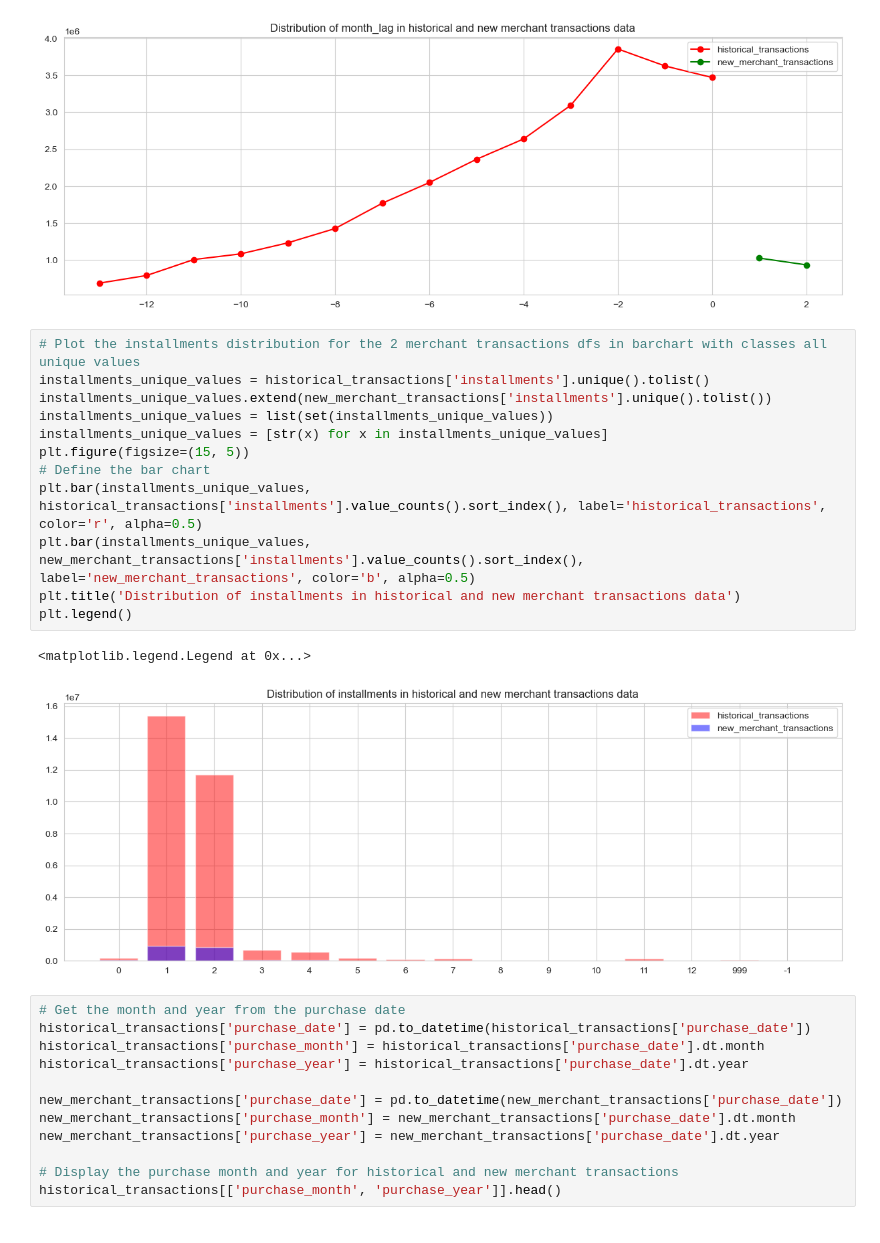
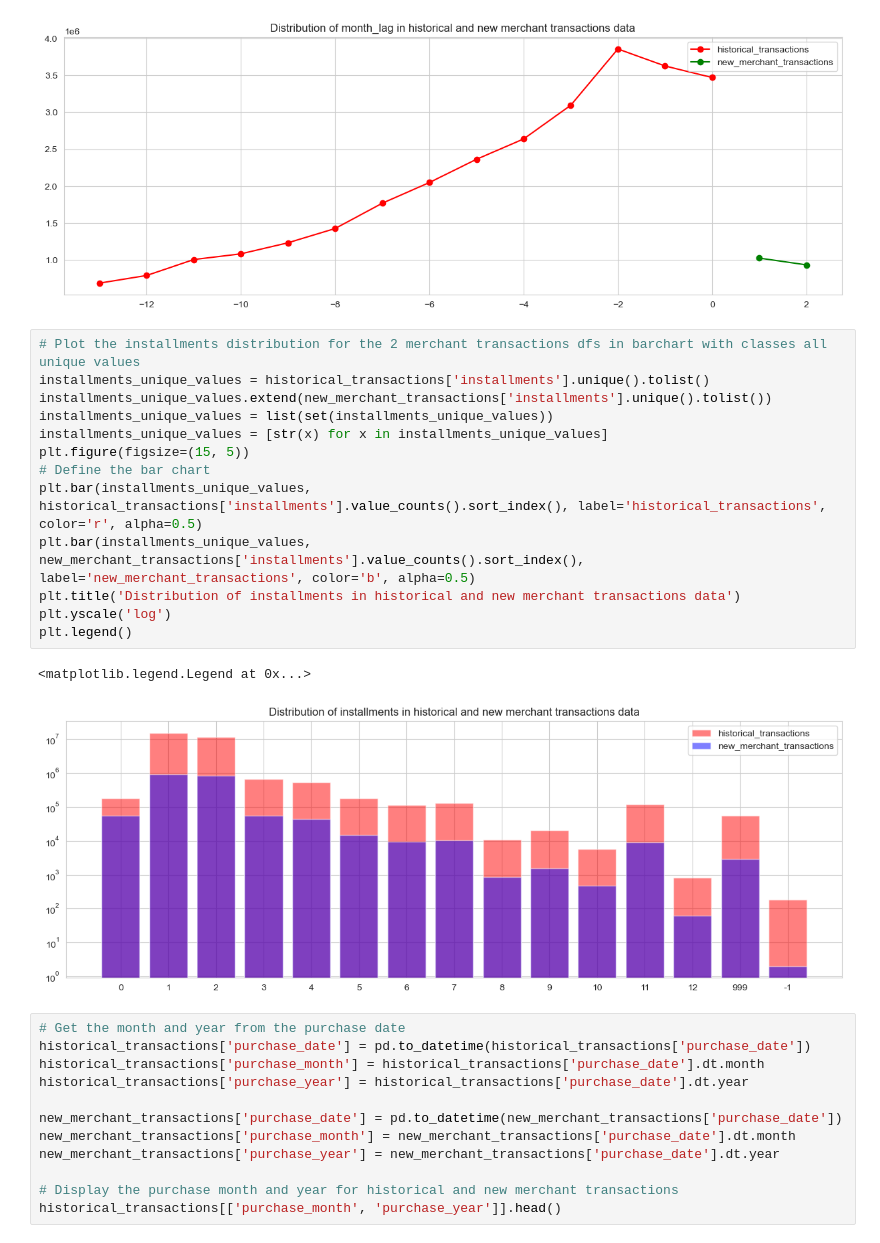
Before and after one commit to KrisCholakov02/SC4000_Group_Project, a Jupyter notebook: eda.ipynb, the cells around one changed output. Cells and saved outputs as stored; diff of their text form.

```diff
--- a/eda.ipynb
+++ b/eda.ipynb
@@ -194,18 +246,19 @@ plt.show()
 # %%
 # Plot the installments distribution for the 2 merchant transactions dfs in barchart with classes all unique values
 installments_unique_values = historical_transactions['installments'].unique().tolist()
 installments_unique_values.extend(new_merchant_transactions['installments'].unique().tolist())
 installments_unique_values = list(set(installments_unique_values))
 installments_unique_values = [str(x) for x in installments_unique_values]
 plt.figure(figsize=(15, 5))
 # Define the bar chart
 plt.bar(installments_unique_values, historical_transactions['installments'].value_counts().sort_index(), label='historical_transactions', color='r', alpha=0.5)
 plt.bar(installments_unique_values, new_merchant_transactions['installments'].value_counts().sort_index(), label='new_merchant_transactions', color='b', alpha=0.5)
 plt.title('Distribution of installments in historical and new merchant transactions data')
+plt.yscale('log')
 plt.legend()
 # %% [output]
 <matplotlib.legend.Legend at 0x...>
-[figure, old version]
+[figure, new version]
 # %%
 # Get the month and year from the purchase date
 historical_transactions['purchase_date'] = pd.to_datetime(historical_transactions['purchase_date'])
```
Also changed, not shown: parts of 18 cells of this notebook.
